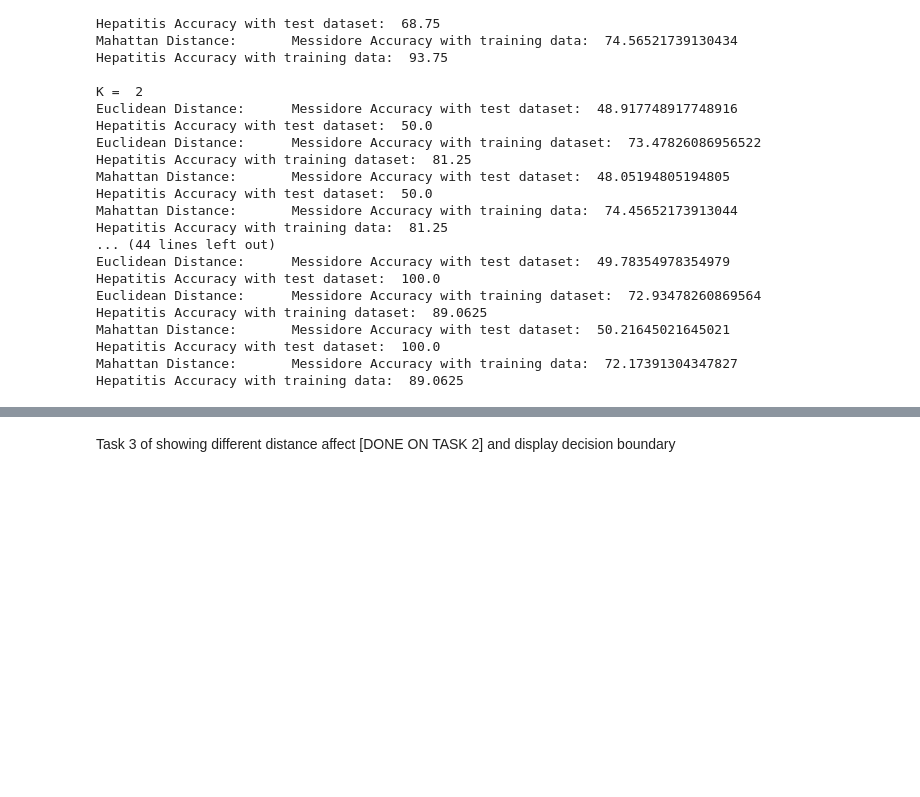
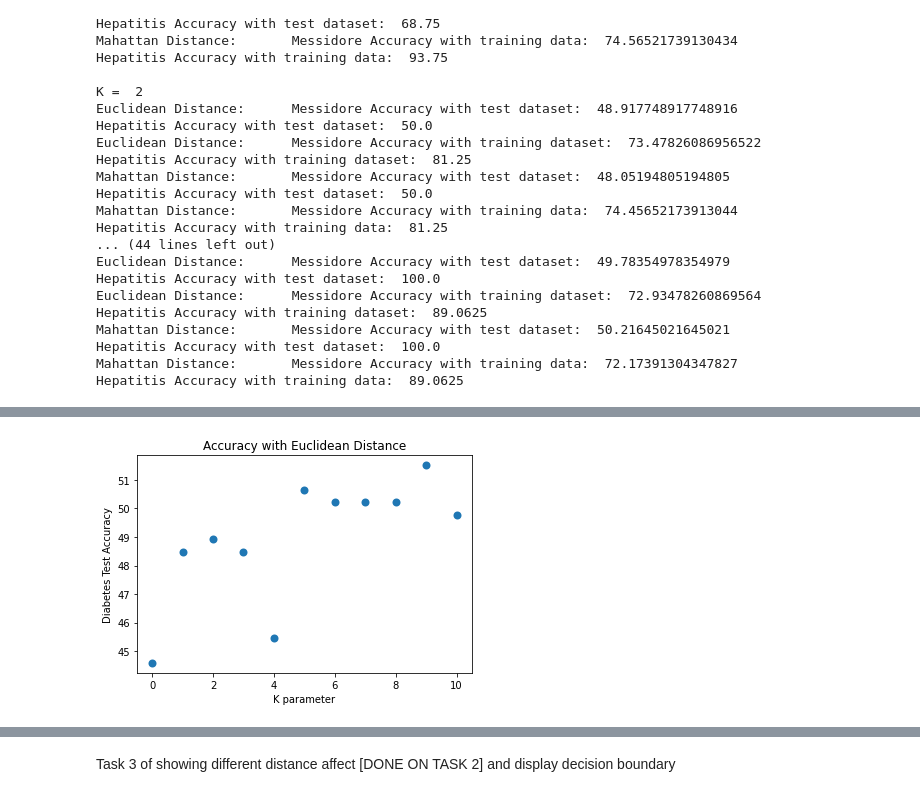
Before and after one commit to dbtronics/COMP551-Miniproject-1, a Jupyter notebook: KNN model.ipynb, the cells around one changed output, grey strips where cells are left out. Saved outputs shown, nothing was run; the diff lists cells and outputs as text; code cells hidden in the pictures; blank space fills up the shorter version.

```diff
--- a/KNN model.ipynb
+++ b/KNN model.ipynb
@@ -315,0 +318,83 @@ Mahattan Distance:       Messidore Accuracy with training data:  72.173913043478
+# %%
+mess_test_acc_eucl = np.zeros(k_range)
+mess_train_acc_eucl = np.zeros(k_range)
+hep_test_acc_eucl = np.zeros(k_range)
+hep_train_acc_eucl = np.zeros(k_range)
+
+mess_test_acc_manhat = np.zeros(k_range)
+mess_train_acc_manhat = np.zeros(k_range)
+hep_test_acc_manhat = np.zeros(k_range)
+hep_train_acc_manhat = np.zeros(k_range)
+
+for i in range(k_range):
+
+  mess_test_acc_eucl[i] = task2(i, mess_x_train, mess_y_train, mess_x_test, euclidean)
+
+  hep_test_acc_eucl[i] = task2(i, hep_x_train, hep_y_train, hep_x_test, euclidean)
+
+  mess_train_acc_eucl[i] = task2(i, mess_x_train, mess_y_train, mess_x_train, euclidean)
+
+  hep_train_acc_eucl[i] = task2(i, hep_x_train, hep_y_train, hep_x_train, euclidean)
+
+  mess_test_acc_manhat[i] = task2(i, mess_x_train, mess_y_train, mess_x_test, manhattan)
+
+  hep_test_acc_manhat[i] = task2(i, hep_x_train, hep_y_train, hep_x_test, manhattan)
+
+  mess_train_acc_manhat[i] = task2(i, mess_x_train, mess_y_train, mess_x_train, manhattan)
+
+  hep_train_acc_manhat[i] = task2(i, hep_x_train, hep_y_train, hep_x_train, manhattan)
+
+k_plot = np.arange(k_range)
+
+plt.scatter(k_plot, mess_test_acc_eucl, linewidths=2.0)
+plt.xlabel("K parameter")
+plt.ylabel("Diabetes Test Accuracy")
+plt.title("Accuracy with Euclidean Distance")
+plt.show()
+
+plt.scatter(k_plot, hep_test_acc_eucl, linewidths=2.0)
+plt.xlabel("K parameter")
+plt.ylabel("Hepatitis Test Accuracy")
+plt.title("Accuracy with Euclidean Distance")
+plt.show()
+
+print("\n")
+plt.scatter(k_plot, mess_train_acc_eucl, linewidths=2.0)
+plt.xlabel("K parameter")
+plt.ylabel("Diabetes Train Accuracy")
+plt.title("Accuracy with Euclidean Distance")
+plt.show()
+
+plt.scatter(k_plot, hep_train_acc_eucl, linewidths=2.0)
+plt.xlabel("K parameter")
+plt.ylabel("Hepatitis Train Accuracy")
+plt.title("Accuracy with Euclidean Distance")
+plt.show()
+
+print("\n")
+plt.scatter(k_plot, mess_test_acc_manhat, linewidths=2.0)
+plt.xlabel("K parameter")
+plt.ylabel("Diabetes Test Accuracy")
+plt.title("Accuracy with Manhattan Distance")
+plt.show()
+
+plt.scatter(k_plot, hep_test_acc_manhat, linewidths=2.0)
+plt.xlabel("K parameter")
+plt.ylabel("Hepatitis Test Accuracy")
+plt.title("Accuracy with Manhtaan Distance")
+plt.show()
+
+print("\n")
+plt.scatter(k_plot, mess_train_acc_manhat, linewidths=2.0)
+plt.xlabel("K parameter")
+plt.ylabel("Diabetes Train Accuracy")
+plt.title("Accuracy with Manhattan Distance")
+plt.show()
+
+plt.scatter(k_plot, hep_train_acc_manhat, linewidths=2.0)
+plt.xlabel("K parameter")
+plt.ylabel("Hepatitis Train Accuracy")
+plt.title("Accuracy with Manhtaan Distance")
+plt.show()
+# %% [output]
+[figure, added]
```
Also changed, not shown: parts of 2 cells of this notebook.
